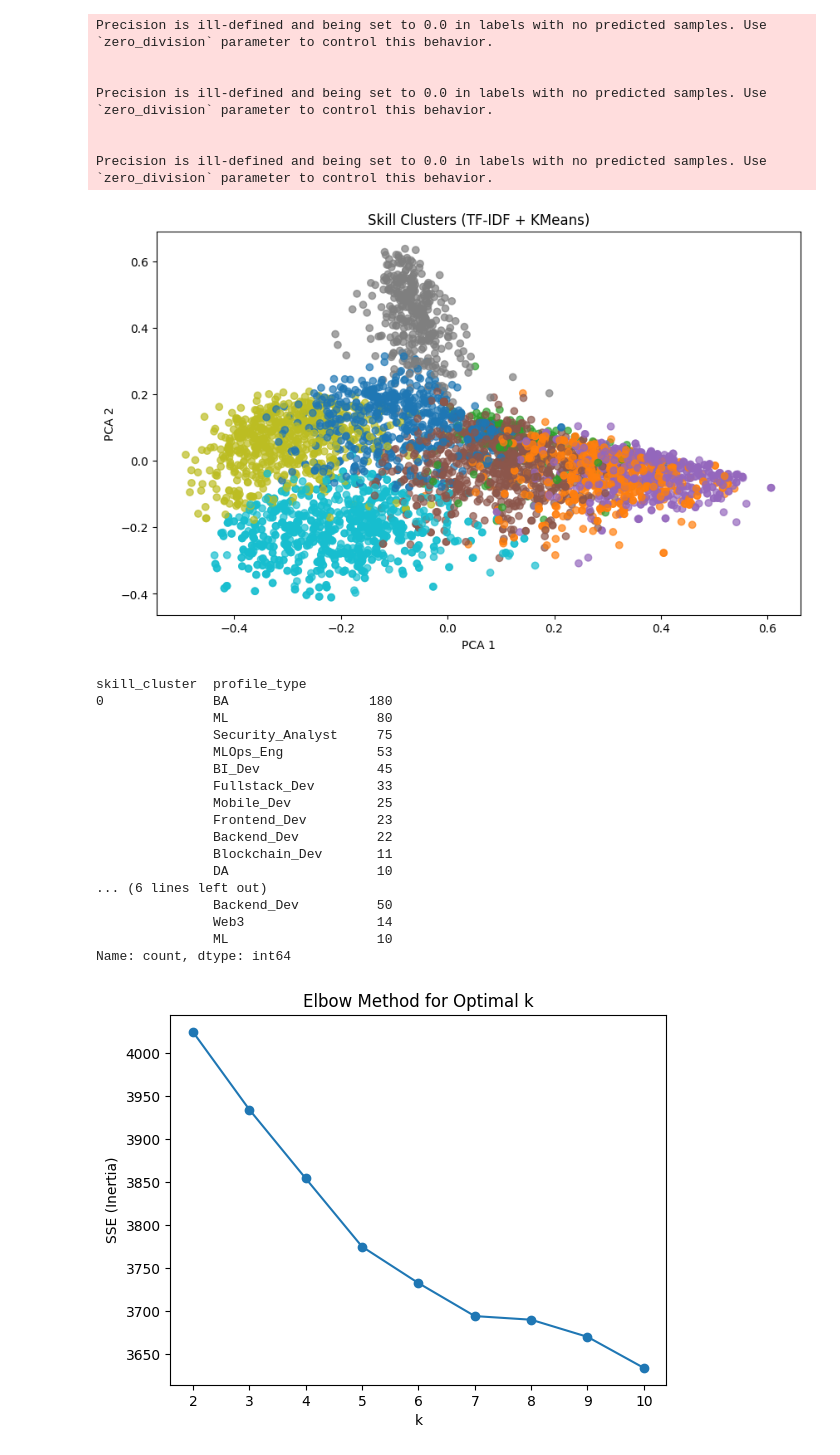
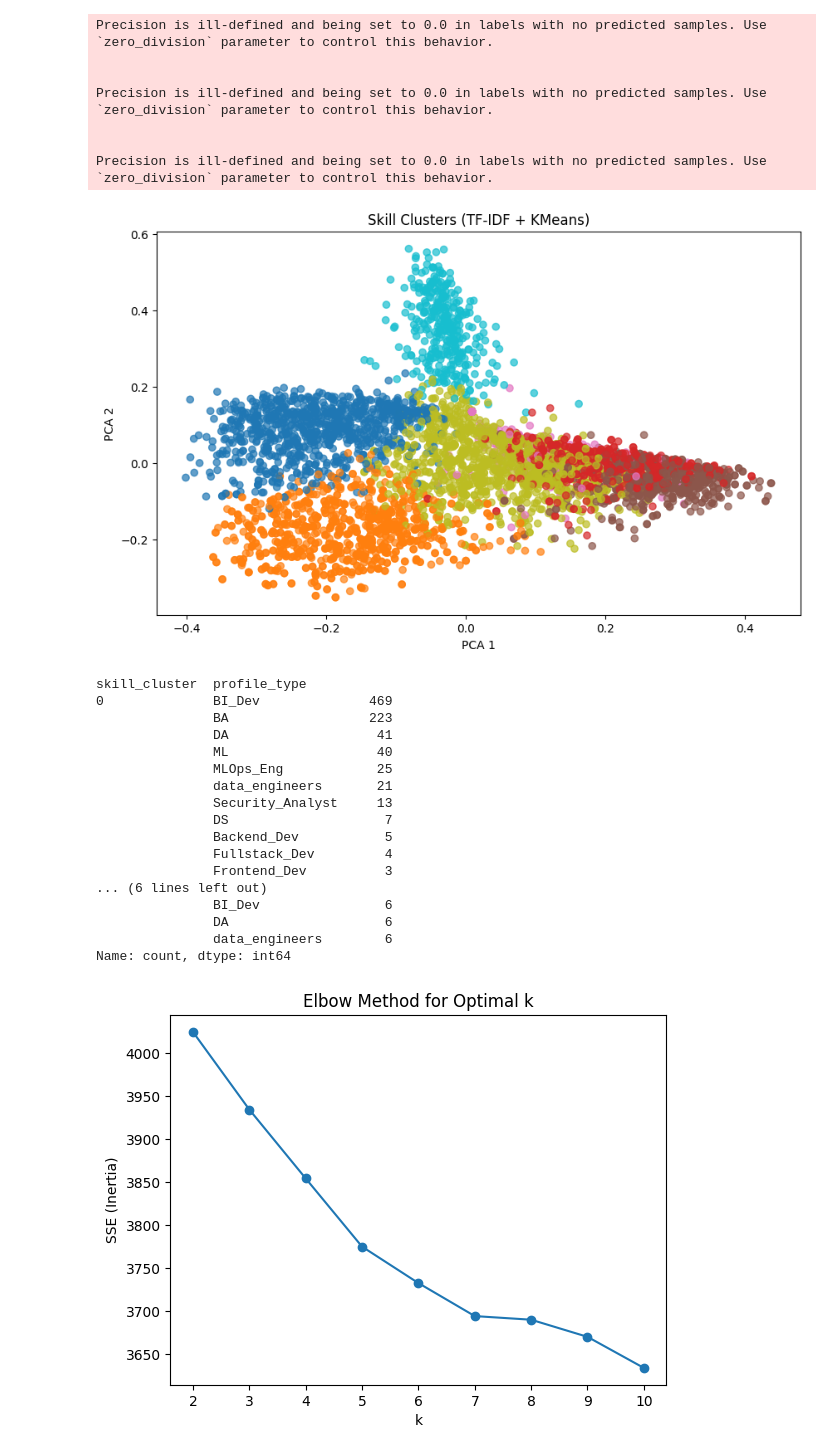
Before and after one commit to AbhiGupta1310/AI-Career-Advisor, a Jupyter notebook: main.ipynb, the cells around one changed output. Cells and saved outputs as stored; diff of their text form; code cells hidden in the pictures.

```diff
--- a/main.ipynb
+++ b/main.ipynb
@@ -329,52 +327,66 @@ Precision is ill-defined and being set to 0.0 in labels with no predicted sample
 
 
 Precision is ill-defined and being set to 0.0 in labels with no predicted samples. Use `zero_division` parameter to control this behavior.
+# %%
+import requests
+import numpy as np
+
+OLLAMA_URL = "http://localhost:11434/api/embed"
+MODEL_NAME = "bge-m3"
+
+def embed_texts(texts):
+    r = requests.post(OLLAMA_URL, json={"model": MODEL_NAME, "input": texts})
+    r.raise_for_status()
+    return np.array(r.json()["embeddings"])
+
+# Example usage
+df["skills_emb"] = embed_texts(df["total_skills"].fillna("Unknown").tolist()).tolist()
 # %%
 from sklearn.feature_extraction.text import TfidfVectorizer
 from sklearn.cluster import KMeans
 from sklearn.decomposition import PCA
 import matplotlib.pyplot as plt
 
 # --- Step 1: TF-IDF Vectorization ---
-vectorizer = TfidfVectorizer(stop_words='english', max_features=1000)
+vectorizer = TfidfVectorizer(stop_words='english', max_features=5000,ngram_range=(1, 2)  )
 X_skills = vectorizer.fit_transform(df["total_skills"])
 
 # --- Step 2: KMeans Clustering ---
-num_clusters = 8  # try 5–10 depending on diversity
+num_clusters = 7  # try 5–10 depending on diversity
 kmeans = KMeans(n_clusters=num_clusters, random_state=42)
 df["skill_cluster"] = kmeans.fit_predict(X_skills)
 
 # --- Step 3: Visualize with PCA ---
 pca = PCA(n_components=2, random_state=42)
 reduced = pca.fit_transform(X_skills.toarray())
 
 plt.figure(figsize=(10,6))
 plt.scatter(reduced[:,0], reduced[:,1], c=df["skill_cluster"], cmap='tab10', alpha=0.7)
 plt.title("Skill Clusters (TF-IDF + KMeans)")
 plt.xlabel("PCA 1")
 plt.ylabel("PCA 2")
 plt.show()
 
 # --- Step 4: Check cluster composition ---
 print(df.groupby("skill_cluster")["profile_type"].value_counts().head(20))
 # %% [output]
-[figure, old version]
+[figure, new version]
 skill_cluster  profile_type
-0              BA                  180
-               ML                   80
-               Security_Analyst     75
-               MLOps_Eng            53
-               BI_Dev               45
-               Fullstack_Dev        33
-               Mobile_Dev           25
-               Frontend_Dev         23
-               Backend_Dev          22
-               Blockchain_Dev       11
-               DA                   10
+0              BI_Dev              469
+               BA                  223
+               DA                   41
+               ML                   40
+               MLOps_Eng            25
+               data_engineers       21
+               Security_Analyst     13
+               DS                    7
+               Backend_Dev           5
+               Fullstack_Dev         4
+               Frontend_Dev          3
 ... (6 lines left out)
-               Backend_Dev          50
-               Web3                 14
-               ML                   10
+               BI_Dev                6
+               DA                    6
+               data_engineers        6
 Name: count, dtype: int64
 # %%
 from sklearn.feature_extraction.text import TfidfVectorizer
```
Also changed, not shown: parts of 1 cell of this notebook, 7 other files.
